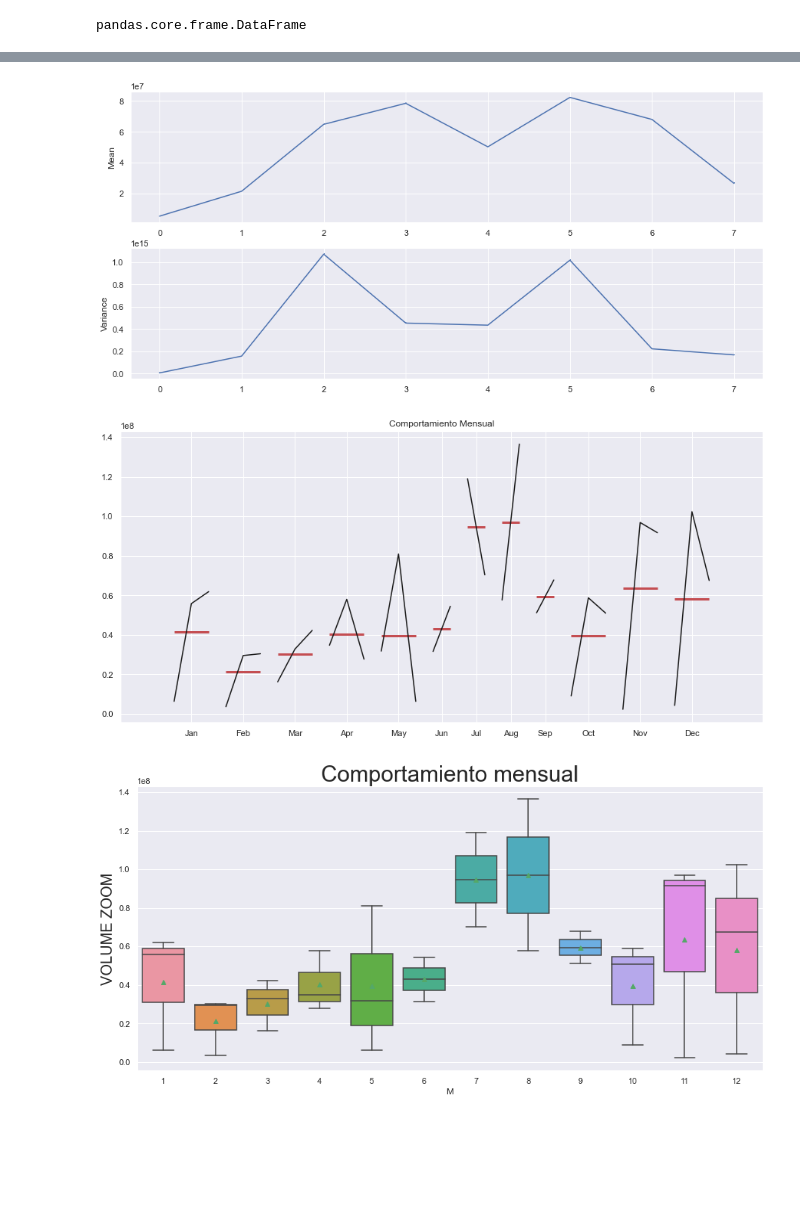
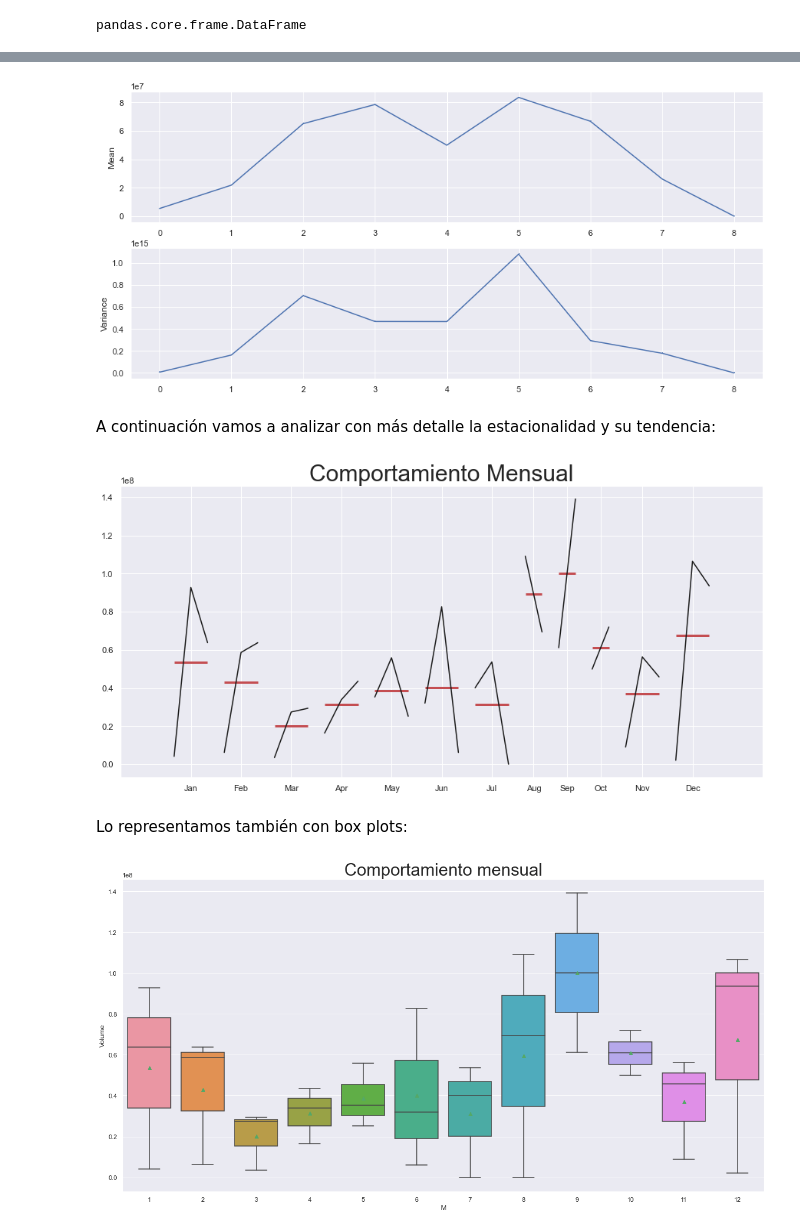
Before and after one commit to algoriv92/TFM, a Jupyter notebook: notebooks/df_bntx.ipynb, the cells around one changed output, grey strips where cells are left out. Drawn from its saved outputs; the diff is of its cells as text; code cells hidden in the pictures; blank space fills up the shorter version.

```diff
--- a/notebooks/df_bntx.ipynb
+++ b/notebooks/df_bntx.ipynb
@@ -41,5 +50,12 @@ type(df_bntx)
 # %% [output]
 pandas.core.frame.DataFrame
 # %%
-ohlc_dict = {'Open':'first','High':'max','Low':'min','Close': 'last','Volume': 'sum'}
-# explicación: https://stackoverflow.com/questions/28126286/convert-daily-pandas-stock-data-to-monthly-data-using-first-trade-day-of-the-mon
+ohlc_dict = {'Open':'first',
+             'High':'max',
+             'Low':'min',
+             'Close': 'last',
+             'Volume': 'sum'}
+df_bntx = df_bntx.resample('MS', # Pondremos MS en vez de M para que se ubique a primeros de mes
+                           closed='right',
+                           label='right').agg(ohlc_dict)
+df_bntx.head()
@@ -46,2 +69,0 @@ ohlc_dict = {'Open':'first','High':'max','Low':'min','Close': 'last','Volume': '
-# %%
-df_bntx = df_bntx.resample('M', closed='right', label='right').agg(ohlc_dict)
@@ -92,18 +116,21 @@ ax2.set_ylabel('Variance')
 
 plt.show()
 # %% [output]
-[figure, old version]
+[figure, new version]
+# %% [markdown]
+A continuación vamos a analizar con más detalle la estacionalidad y su tendencia:
 # %%
 ax = plt.gca()
 sm.graphics.tsa.month_plot(df_bntx['Volume'], ax=ax)
-ax.set_title('Comportamiento Mensual');
+ax.set_title('Comportamiento Mensual', fontsize = 30);
 # %% [output]
-[figure, old version]
+[figure, new version]
+# %% [markdown]
+Lo representamos también con box plots:
 # %%
 df_bntx['M'] = df_bntx.index.month
 sns.boxplot(data = df_bntx, x = 'M', y='Volume', showmeans=True)
 ax = plt.gca()
-ax.set_ylabel('VOLUME ZOOM', fontsize = 20)
 ax.set_title('Comportamiento mensual', fontsize = 30);
 # %% [output]
-[figure, old version]
+[figure, new version]
```
Also changed, not shown: parts of 14 cells of this notebook, 18 other files.
